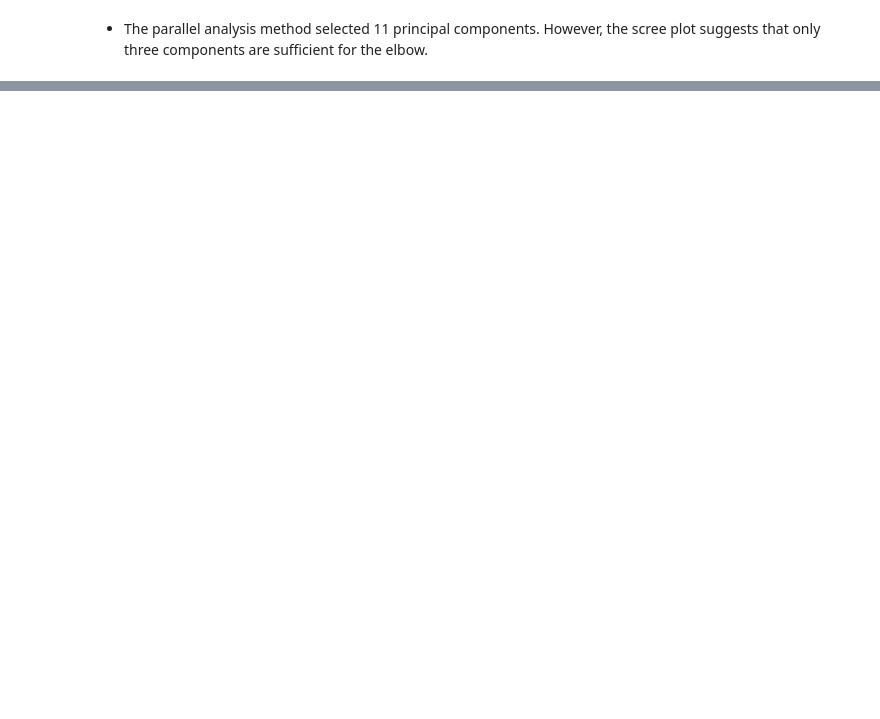
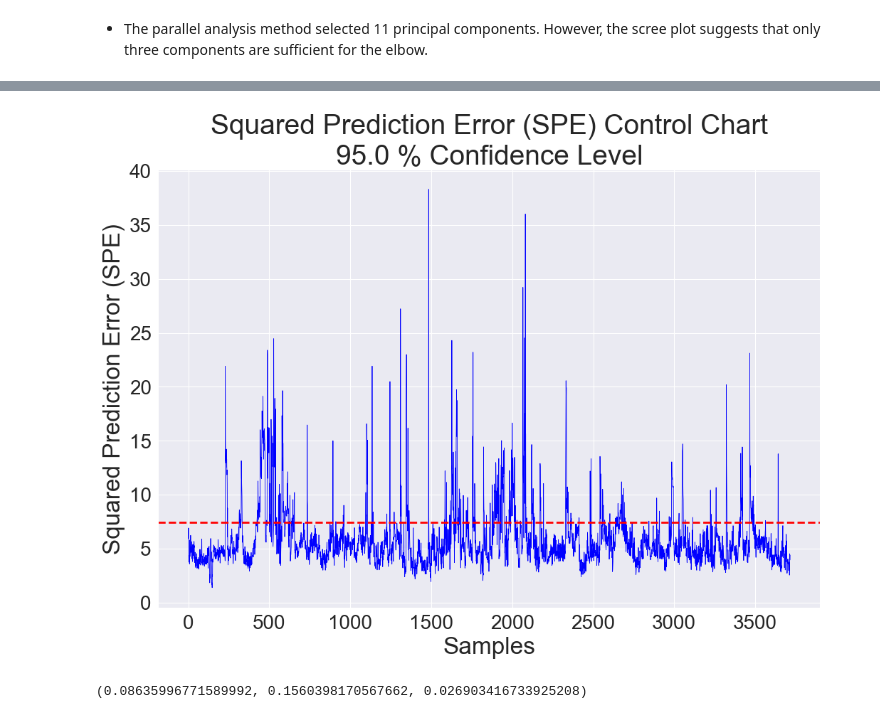
Before and after one commit to IAugustoMZ/deeplearning_chemicalengineering, a Jupyter notebook: 4_selfOrganinzingMaps/1_baseline.ipynb, the cells around one changed output, grey strips where cells are left out. Drawn from its saved outputs; the diff is of its cells as text; code cells hidden in the pictures; blank space fills up the shorter version.

```diff
--- a/4_selfOrganinzingMaps/1_baseline.ipynb
+++ b/4_selfOrganinzingMaps/1_baseline.ipynb
@@ -53,0 +53,19 @@ tmax
+# %%
+# calculate SPE and critical value
+spe, spe_max = adk.calculate_SPE(data=data)
+# %%
+# build control chart - baseline - SPE
+fig = adk.build_control_charts(values=spe, limits=spe_max,
+                         chart_title='Squared Prediction Error (SPE)')
+fig.savefig('../8_imgs/som_studies/spe_baseline.pdf',
+            dpi=300, bbox_inches='tight')
+# %% [output]
+[figure, added]
+# %%
+# join all statistics
+data_stats = pd.DataFrame(t2s, columns=['t2'])
+data_stats['spe'] = spe
+adk.calculate_metrics(data_stats=data_stats,
+                      limits=[tmax, spe_max])
+# %% [output]
+(0.08635996771589992, 0.1560398170567662, 0.026903416733925208)
```
Also changed, not shown: parts of 5 cells of this notebook, 7 other files.
